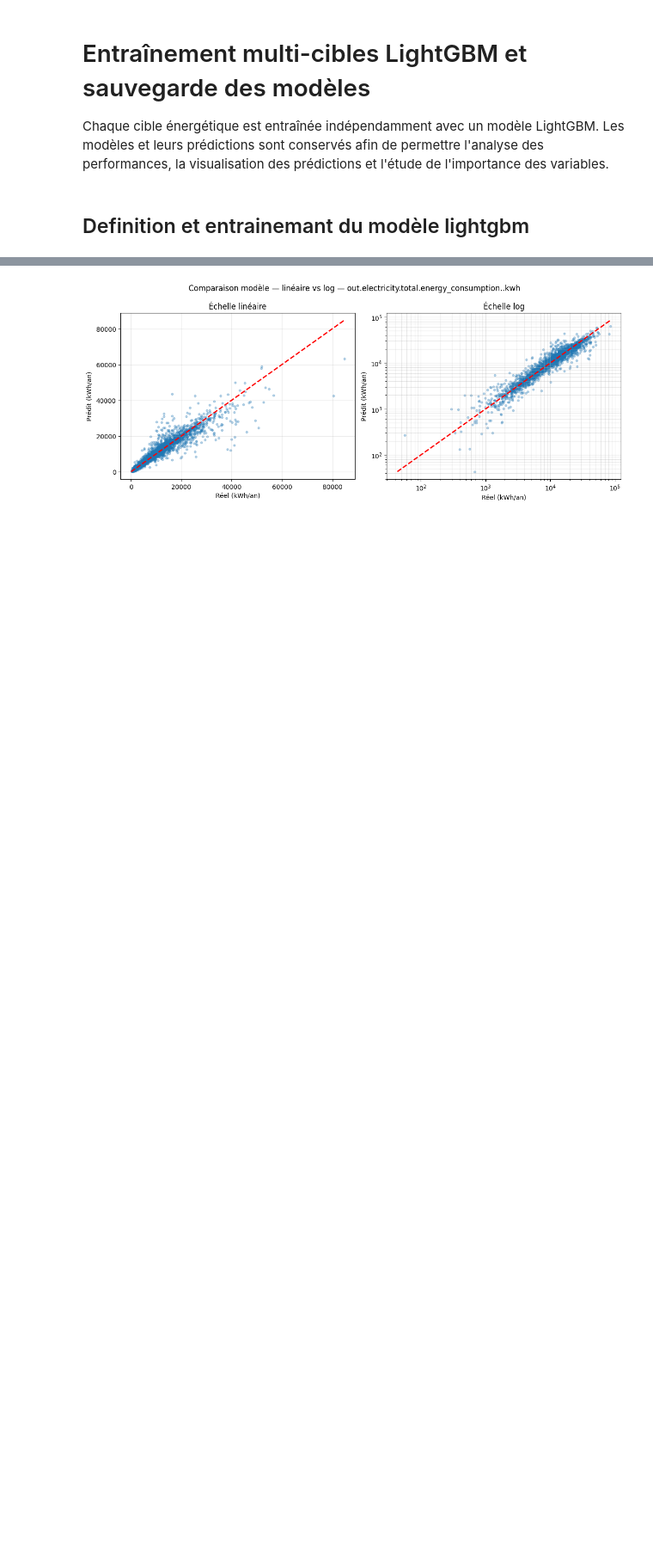
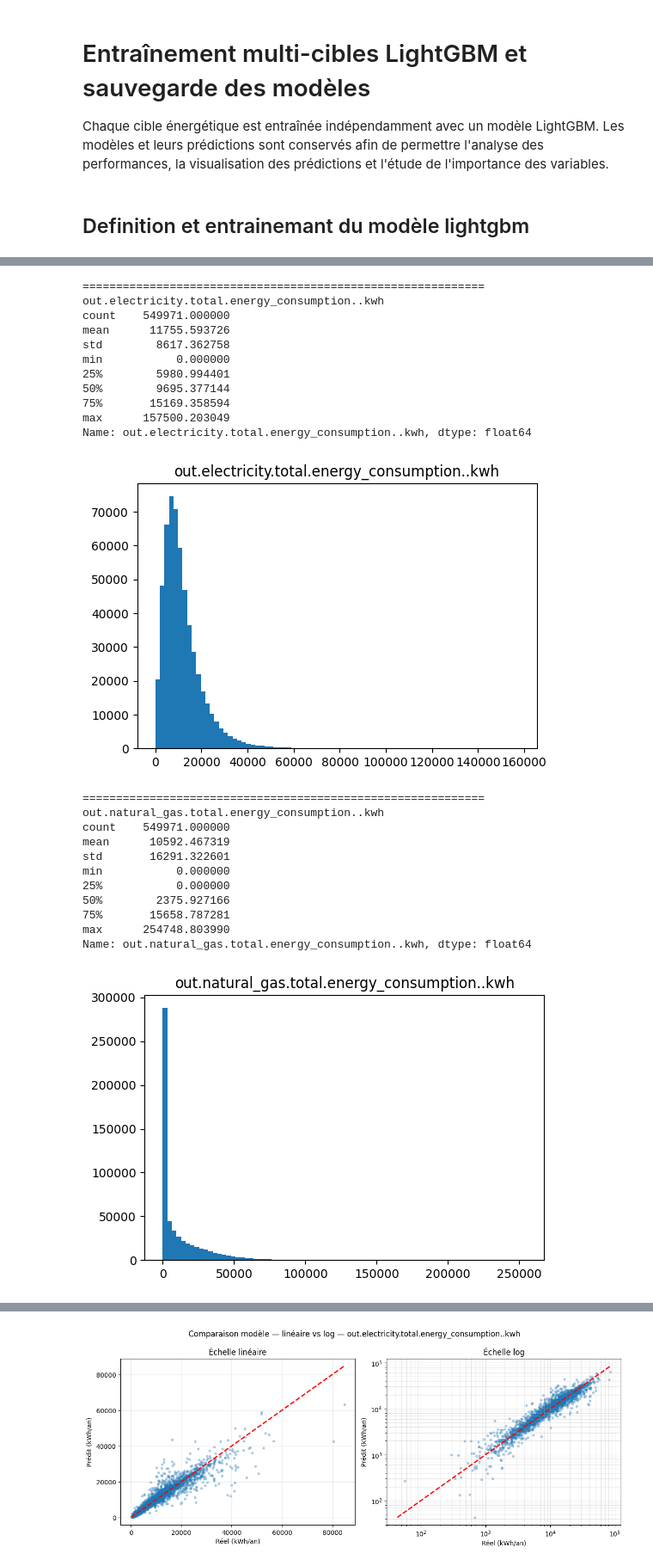
Before and after one commit to BOUBAKERAMDY/FlexiMax, a Jupyter notebook: notebooks/05_deeplearning/lightgbm_stratified.ipynb, the cells around one changed output, grey strips where cells are left out. Shown at 86% size. Drawn from its saved outputs; the diff is of its cells as text; code cells hidden in the pictures; blank space fills up the shorter version.

```diff
--- a/notebooks/05_deeplearning/lightgbm_stratified.ipynb
+++ b/notebooks/05_deeplearning/lightgbm_stratified.ipynb
@@ -36,9 +37,7 @@ print(X_train.shape, X_test.shape)
 # %%
 
 
-labels = pd.read_parquet(
-    DATA_PROCESSED / "cluster_labels.parquet"
-)
+labels = pd.read_parquet(DATA_PROCESSED / "cluster_labels.parquet")
 
 stratum_train = labels.iloc[idx_train]["stratum_final"]
 
@@ -241,0 +281,25 @@ for target in Y.columns:
+# %%
+results_percent = {}
+
+for target in Y.columns:
+
+    y_true = Y_test[target]
+    y_pred = final_predictions[target]
+
+    rmse = np.sqrt(mean_squared_error(y_true, y_pred))
+    mae = mean_absolute_error(y_true, y_pred)
+
+    mean_target = y_true.mean()
+
+    results_percent[target] = {
+        "Mean": mean_target,
+        "RMSE": rmse,
+        "MAE": mae,
+        "RMSE (%)": 100 * rmse / mean_target,
+        "MAE (%)": 100 * mae / mean_target,
+        "R2": r2_score(y_true, y_pred)
+    }
+
+df_percent = pd.DataFrame(results_percent).T
+
+display(df_percent.round(2))
@@ -241,0 +325,37 @@ for target in Y.columns:
+# %%
+for target in Y.columns:
+
+    print("="*60)
+    print(target)
+
+    print(Y[target].describe())
+
+    plt.figure(figsize=(6,4))
+    plt.hist(Y[target], bins=80)
+    plt.title(target)
+    plt.show()
+# %% [output]
+============================================================
+out.electricity.total.energy_consumption..kwh
+count    549971.000000
+mean      11755.593726
+std        8617.362758
+min           0.000000
+25%        5980.994401
+50%        9695.377144
+75%       15169.358594
+max      157500.203049
+Name: out.electricity.total.energy_consumption..kwh, dtype: float64
+[figure, added]
+============================================================
+out.natural_gas.total.energy_consumption..kwh
+count    549971.000000
+mean      10592.467319
+std       16291.322601
+min           0.000000
+25%           0.000000
+50%        2375.927166
+75%       15658.787281
+max      254748.803990
+Name: out.natural_gas.total.energy_consumption..kwh, dtype: float64
+[figure, added]
```
Also changed, not shown: parts of 12 cells of this notebook.
